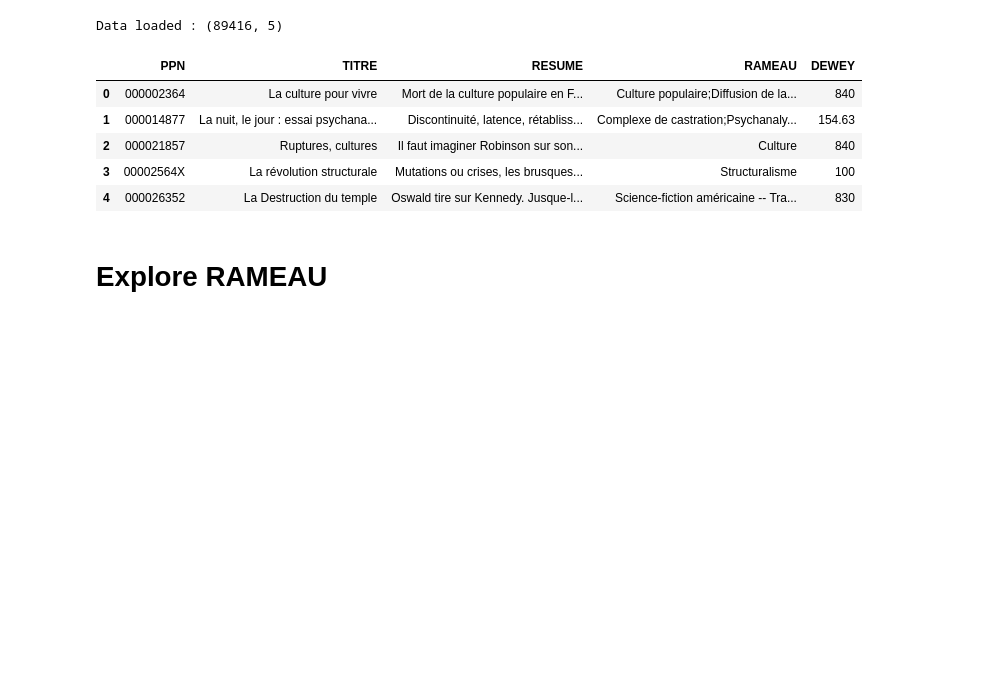
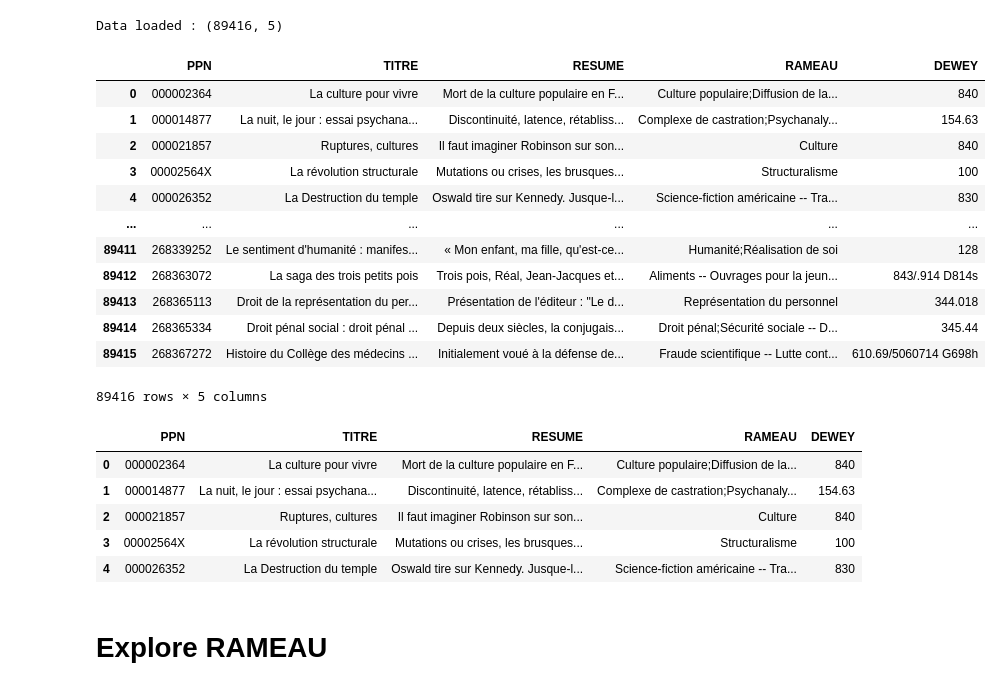
Before and after one commit to abes-esr/labo-indexation-ai, a Jupyter notebook: NoticeExtraction_cleaning.ipynb, the cells around one changed output. Saved outputs shown, nothing was run; the diff lists cells and outputs as text; code cells hidden in the pictures; blank space fills up the shorter version.

```diff
--- a/NoticeExtraction_cleaning.ipynb
+++ b/NoticeExtraction_cleaning.ipynb
@@ -237,6 +235,22 @@ df = pd.read_pickle(os.path.join(data_path, working_data_filename))
 print(f"Data loaded :", df.shape)
 # %% [output]
 Data loaded : (89416, 5)
+# %%
+df
+# %% [output]
+|  | PPN | TITRE | RESUME | RAMEAU | DEWEY |
+| 0 | 000002364 | La culture pour vivre | Mort de la culture populaire en F... | Culture populaire;Diffusion de la... | 840 |
+| 1 | 000014877 | La nuit, le jour : essai psychana... | Discontinuité, latence, rétabliss... | Complexe de castration;Psychanaly... | 154.63 |
+| 2 | 000021857 | Ruptures, cultures | Il faut imaginer Robinson sur son... | Culture | 840 |
+| 3 | 00002564X | La révolution structurale | Mutations ou crises, les brusques... | Structuralisme | 100 |
+| 4 | 000026352 | La Destruction du temple | Oswald tire sur Kennedy. Jusque-l... | Science-fiction américaine -- Tra... | 830 |
+| ... | ... | ... | ... | ... | ... |
+| 89411 | 268339252 | Le sentiment d'humanité : manifes... | « Mon enfant, ma fille, qu'est-ce... | Humanité;Réalisation de soi | 128 |
+| 89412 | 268363072 | La saga des trois petits pois | Trois pois, Réal, Jean-Jacques et... | Aliments -- Ouvrages pour la jeun... | 843/.914 D814s |
+| 89413 | 268365113 | Droit de la représentation du per... | Présentation de l'éditeur : "Le d... | Représentation du personnel | 344.018 |
+| 89414 | 268365334 | Droit pénal social : droit pénal ... | Depuis deux siècles, la conjugais... | Droit pénal;Sécurité sociale -- D... | 345.44 |
+| 89415 | 268367272 | Histoire du Collège des médecins ... | Initialement voué à la défense de... | Fraude scientifique -- Lutte cont... | 610.69/5060714 G698h |
+89416 rows × 5 columns
 # %%
 df.head()
 # %% [output]
```
Also changed, not shown: parts of 13 cells of this notebook, 1 other file.
